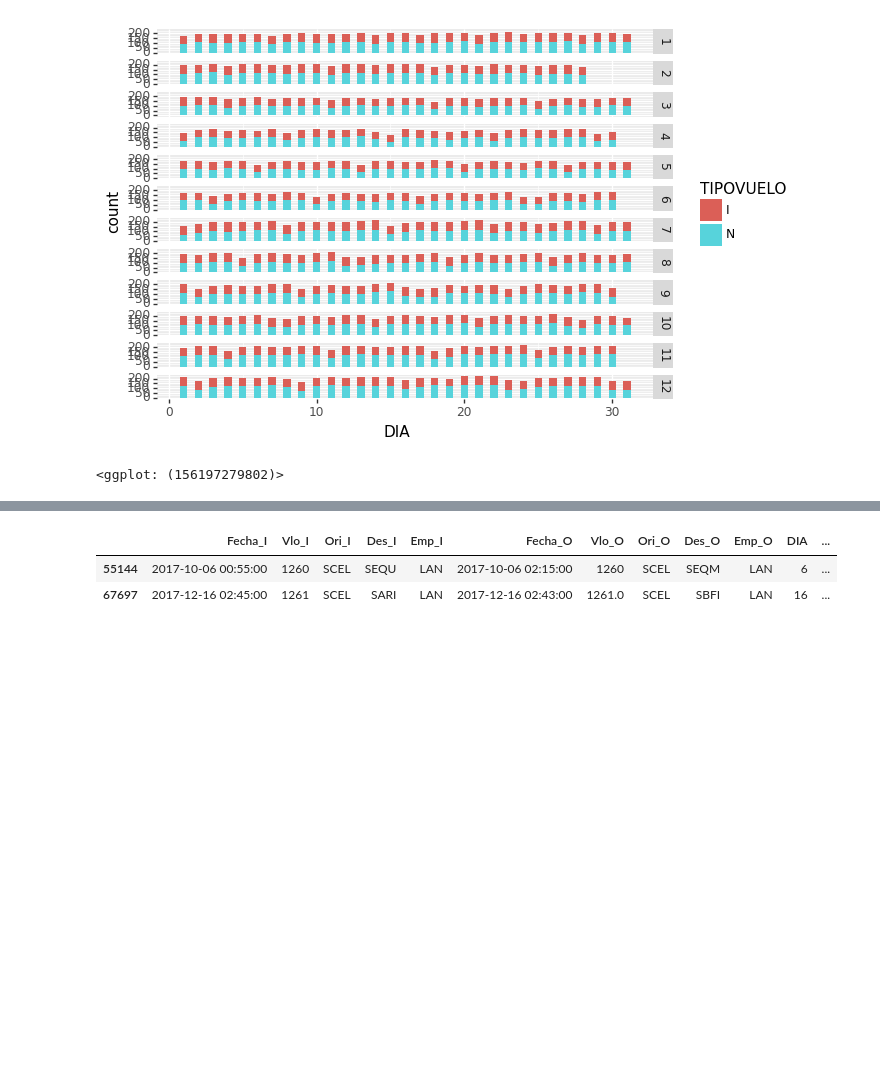
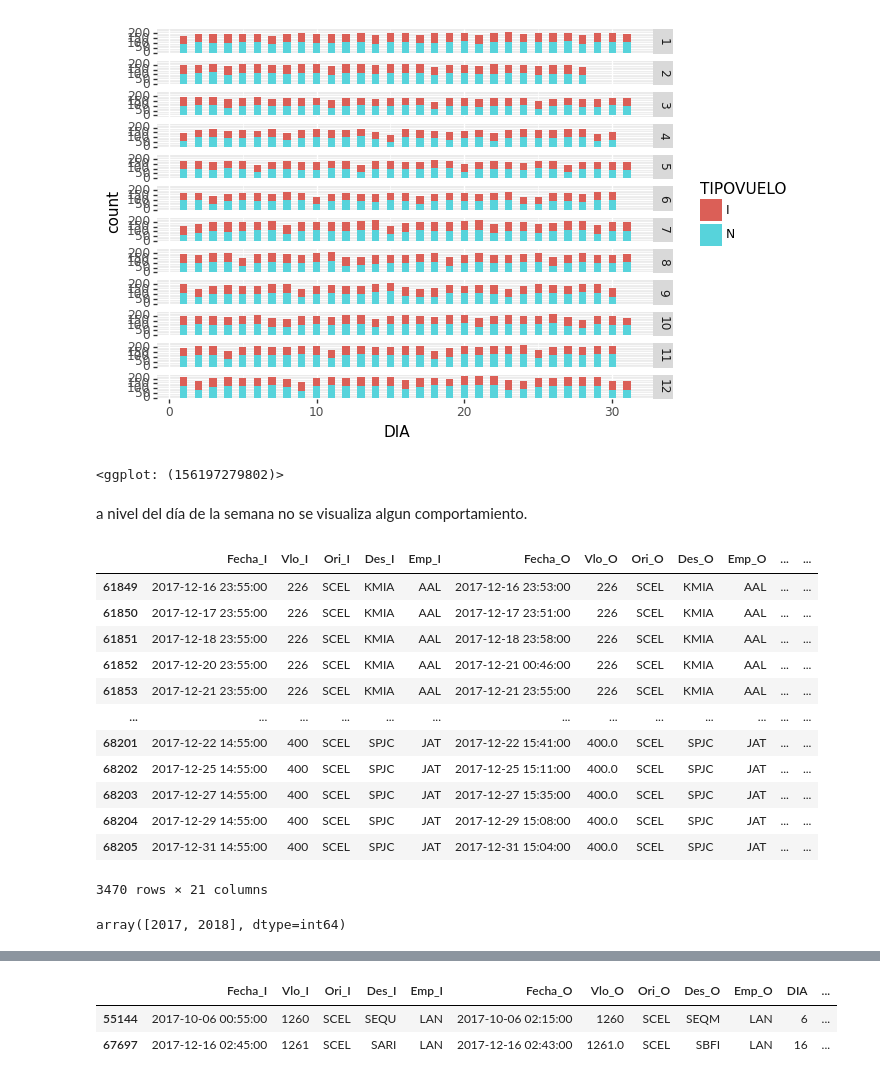
Before and after one commit to Lopport/Challenge-Data-Scientist-Matias-Lopez, a Jupyter notebook: solution.ipynb, the cells around one changed output, grey strips where cells are left out. Saved outputs shown, nothing was run; the diff lists cells and outputs as text; code cells hidden in the pictures; blank space fills up the shorter version.

```diff
--- a/solution.ipynb
+++ b/solution.ipynb
@@ -141,3 +135,5 @@ g
 # %% [output]
 [figure]
 <ggplot: (156197279802)>
+# %% [markdown]
+a nivel del día de la semana no se visualiza algun comportamiento.
@@ -143,0 +142,34 @@ g
+# %%
+from datetime import datetime
+
+# 15-12-2017 -> 3-3-2018
+date_inicio_1_str = '15-12-2017'
+date_inicio_1 = datetime.strptime(date_inicio_1_str, '%d-%m-%Y')
+date_fin_1_str = ''
+date_fin_1 = datetime.strptime(date_fin_1_str, '%d-%m-%Y')
+
+# 15-12-2017 -> 3-3-2018
+date_inicio_1_str = '15-12-2017'
+date_inicio_1 = datetime.strptime(date_inicio_1_str, '%d-%m-%Y')
+date_fin_1_str = ''
+date_fin_1 = datetime.strptime(date_fin_1_str, '%d-%m-%Y')
+# %%
+df[(df['Fecha_I'] >= date_inicio_1) & (df['Fecha_I'] <= date_fin_1)]
+# %% [output]
+|  | Fecha_I | Vlo_I | Ori_I | Des_I | Emp_I | Fecha_O | Vlo_O | Ori_O | Des_O | Emp_O | ... | ... |
+| 61849 | 2017-12-16 23:55:00 | 226 | SCEL | KMIA | AAL | 2017-12-16 23:53:00 | 226 | SCEL | KMIA | AAL | ... | ... |
+| 61850 | 2017-12-17 23:55:00 | 226 | SCEL | KMIA | AAL | 2017-12-17 23:51:00 | 226 | SCEL | KMIA | AAL | ... | ... |
+| 61851 | 2017-12-18 23:55:00 | 226 | SCEL | KMIA | AAL | 2017-12-18 23:58:00 | 226 | SCEL | KMIA | AAL | ... | ... |
+| 61852 | 2017-12-20 23:55:00 | 226 | SCEL | KMIA | AAL | 2017-12-21 00:46:00 | 226 | SCEL | KMIA | AAL | ... | ... |
+| 61853 | 2017-12-21 23:55:00 | 226 | SCEL | KMIA | AAL | 2017-12-21 23:55:00 | 226 | SCEL | KMIA | AAL | ... | ... |
+| ... | ... | ... | ... | ... | ... | ... | ... | ... | ... | ... | ... | ... |
+| 68201 | 2017-12-22 14:55:00 | 400 | SCEL | SPJC | JAT | 2017-12-22 15:41:00 | 400.0 | SCEL | SPJC | JAT | ... | ... |
+| 68202 | 2017-12-25 14:55:00 | 400 | SCEL | SPJC | JAT | 2017-12-25 15:11:00 | 400.0 | SCEL | SPJC | JAT | ... | ... |
+| 68203 | 2017-12-27 14:55:00 | 400 | SCEL | SPJC | JAT | 2017-12-27 15:35:00 | 400.0 | SCEL | SPJC | JAT | ... | ... |
+| 68204 | 2017-12-29 14:55:00 | 400 | SCEL | SPJC | JAT | 2017-12-29 15:08:00 | 400.0 | SCEL | SPJC | JAT | ... | ... |
+| 68205 | 2017-12-31 14:55:00 | 400 | SCEL | SPJC | JAT | 2017-12-31 15:04:00 | 400.0 | SCEL | SPJC | JAT | ... | ... |
+3470 rows × 21 columns
+# %%
+df['AÑO'].unique()
+# %% [output]
+array([2017, 2018], dtype=int64)
```
Also changed, not shown: parts of 7 cells of this notebook.
